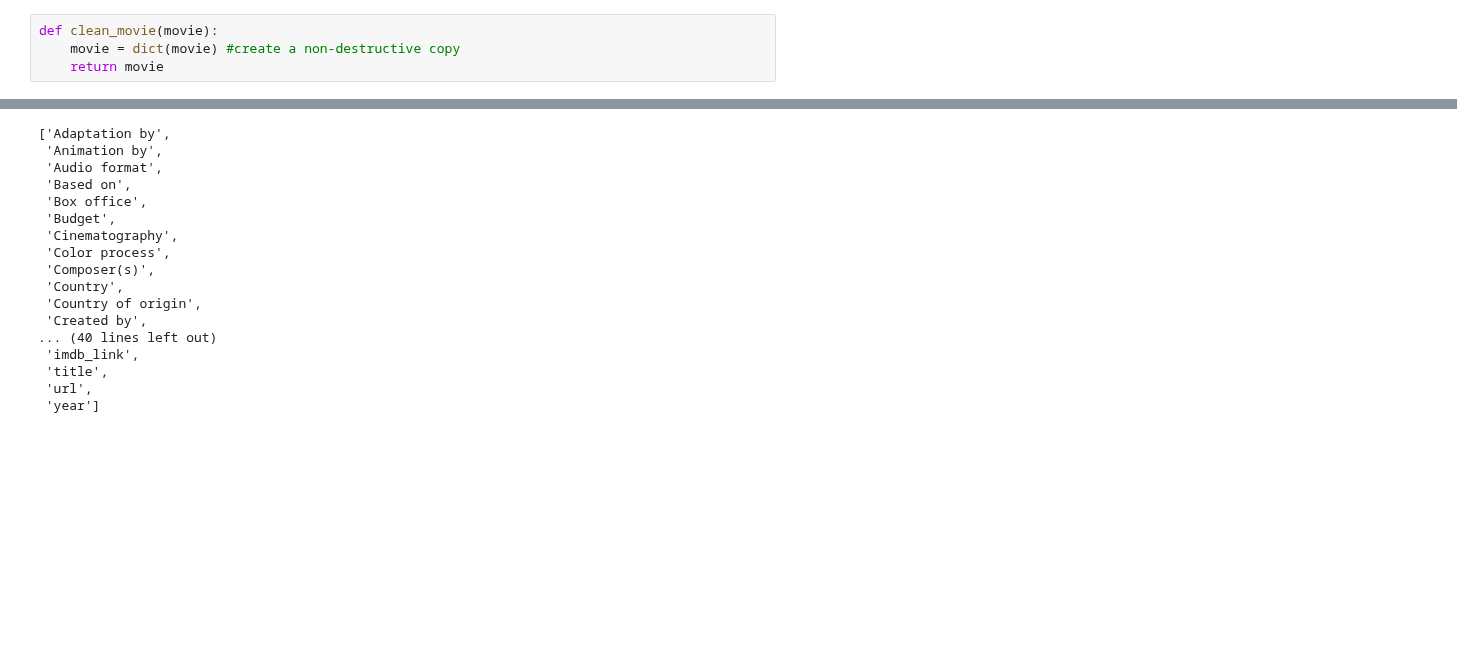
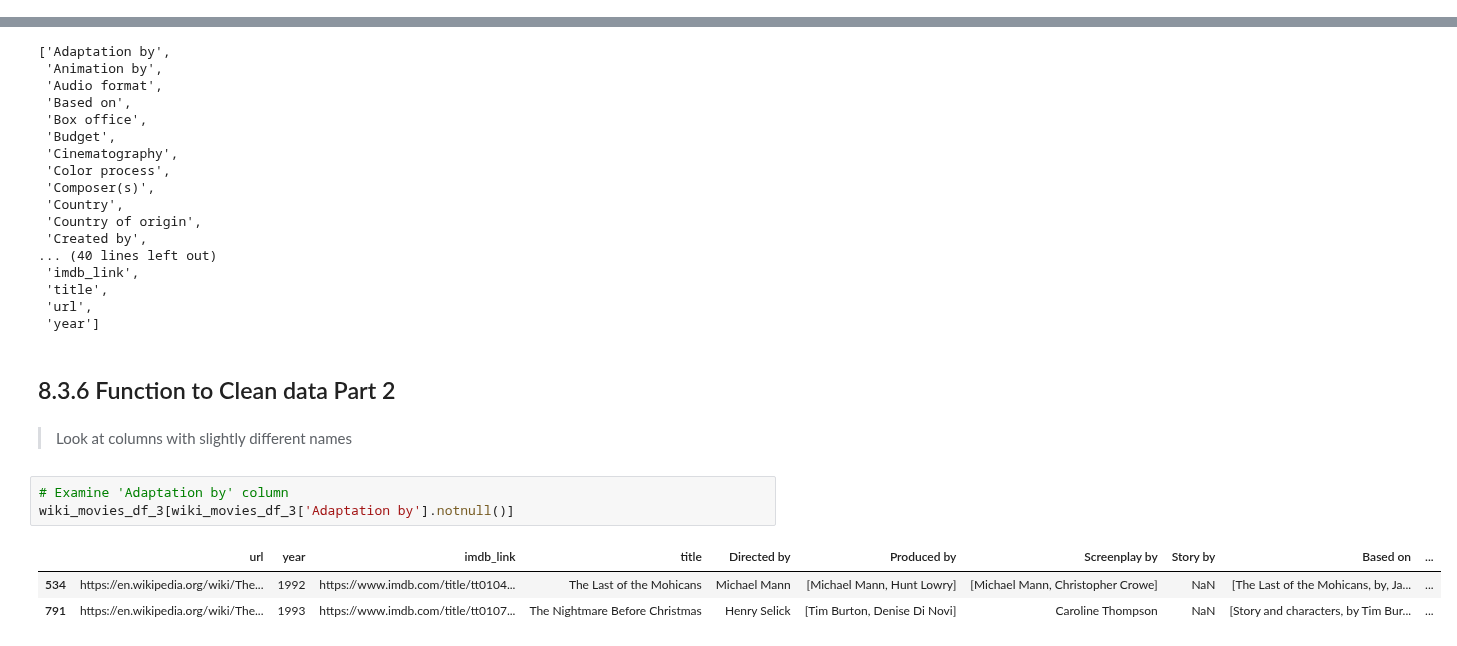
Before and after one commit to mwalbers1/Data-Analytics-Bootcamp, a Jupyter notebook: movies-etl/movies-etl.ipynb, the cells around one changed output, grey strips where cells are left out. Drawn from its saved outputs; the diff is of its cells as text; blank space fills up the shorter version.

```diff
--- a/movies-etl/movies-etl.ipynb
+++ b/movies-etl/movies-etl.ipynb
@@ -192,7 +192,3 @@ len(wiki_movies_upd_df_2.columns)
-# %%
-def clean_movie(movie):
-    movie = dict(movie) #create a non-destructive copy
-    return movie
 # %%
 wiki_movies_df[wiki_movies_df['Arabic'].notnull()]
 # %% [output]
@@ -282,3 +278,14 @@ sorted(wiki_movies_df_3.columns.tolist())
  'title',
  'url',
  'year']
+# %% [markdown]
+## 8.3.6 Function to Clean data Part 2
+# %% [markdown]
+> Look at columns with slightly different names
+# %%
+# Examine 'Adaptation by' column
+wiki_movies_df_3[wiki_movies_df_3['Adaptation by'].notnull()]
+# %% [output]
+|  | url | year | imdb_link | title | Directed by | Produced by | Screenplay by | Story by | Based on | ... |
+| 534 | https://en.wikipedia.org/wiki/The... | 1992 | https://www.imdb.com/title/tt0104... | The Last of the Mohicans | Michael Mann | [Michael Mann, Hunt Lowry] | [Michael Mann, Christopher Crowe] | NaN | [The Last of the Mohicans, by, Ja... | ... |
+| 791 | https://en.wikipedia.org/wiki/The... | 1993 | https://www.imdb.com/title/tt0107... | The Nightmare Before Christmas | Henry Selick | [Tim Burton, Denise Di Novi] | Caroline Thompson | NaN | [Story and characters, by Tim Bur... | ... |
```
Also changed, not shown: parts of 103 cells of this notebook, 1 other file.
